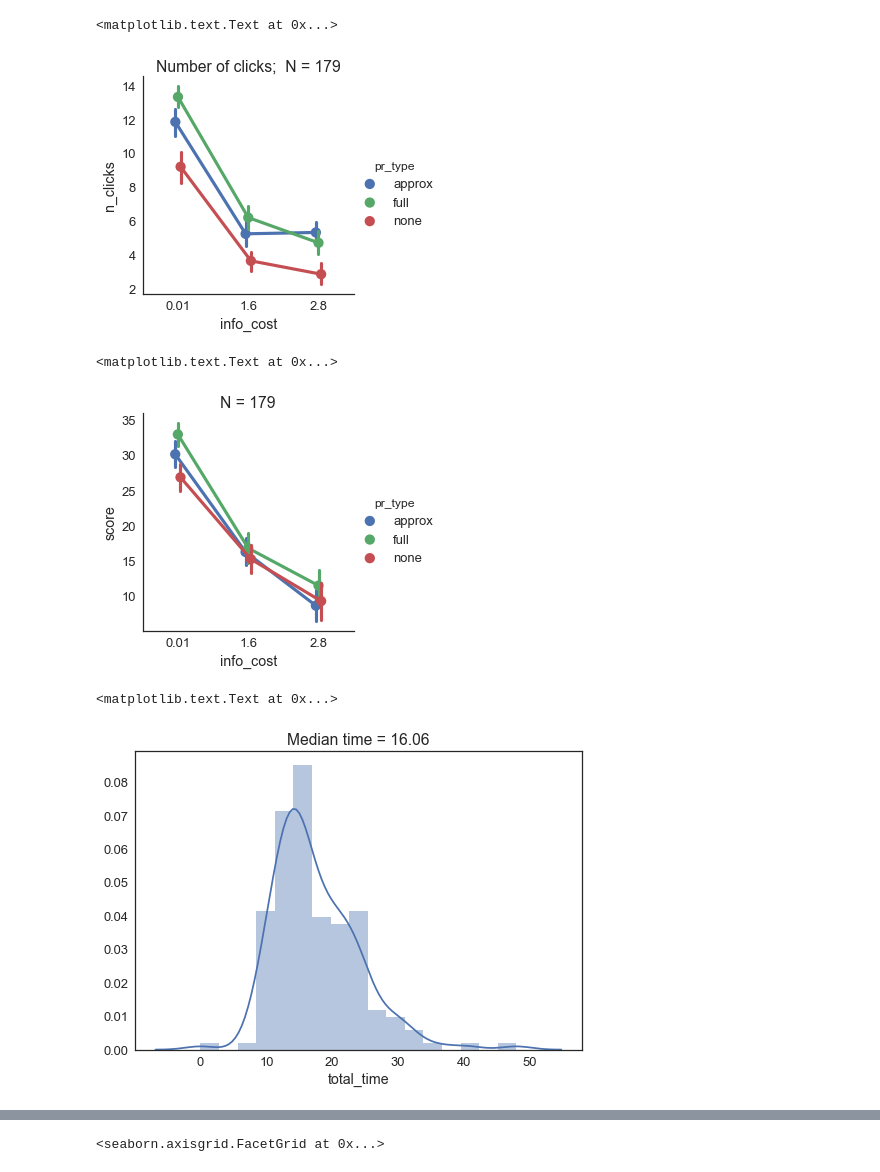
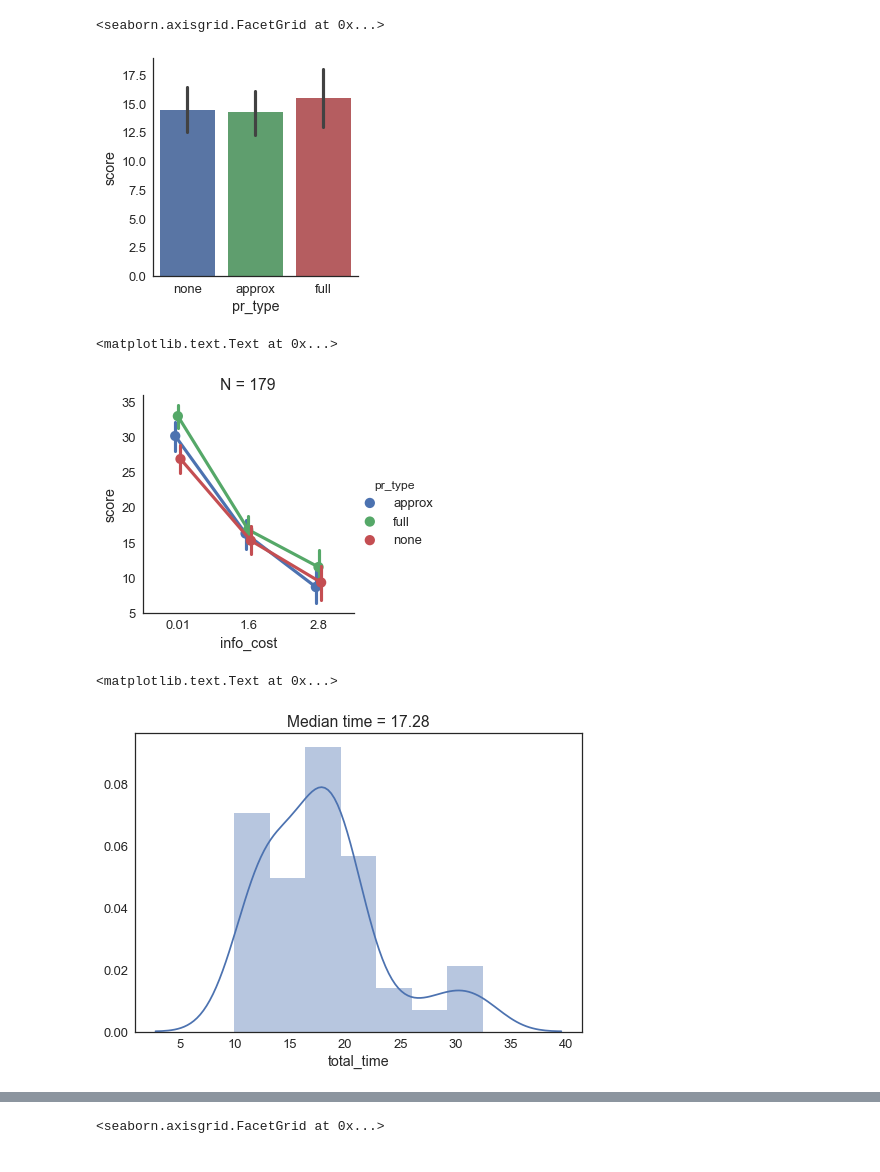
Before and after one commit to CognitiveGrowth/mcrl-nips, a Jupyter notebook: experiments/exp1/scratch.ipynb, the cells around one changed output, grey strips where cells are left out. Drawn from its saved outputs; the diff is of its cells as text; code cells hidden in the pictures.

```diff
--- a/experiments/exp1/scratch.ipynb
+++ b/experiments/exp1/scratch.ipynb
@@ -12,8 +12,8 @@ import itertools as it
 from collections import Counter, defaultdict, deque
 from toolz.curried import *
 # %%
-df = pd.read_csv('data/1/human/N2/graph.csv')
-pdf = pd.read_csv('data/1/human/N2/participants.csv')
+df = pd.read_csv('data/1/human/N5/graph.csv')
+pdf = pd.read_csv('data/1/human/N5/participants.csv')
 pdf = pdf.rename(columns={'PR_type': 'pr_type'})
 pdf.pr_type = pdf.pr_type.apply(get(seq=['none', 'full', 'approx']))
 
@@ -40,22 +42,22 @@ pdf.groupby(['info_cost', 'pr_type']).apply(len).plot.bar()
 # %%
-sns.factorplot('info_cost', 'n_clicks', hue='pr_type', data=df, dodge=True)
-plt.title('Number of clicks;  N = {}'.format(len(pdf)))
+sns.factorplot('pr_type', 'score', data=df,  kind='bar')
+# plt.title('Number of clicks;  N = {}'.format(len(pdf
 # %% [output]
-<matplotlib.text.Text at 0x...>
+<seaborn.axisgrid.FacetGrid at 0x...>
-[figure, old version]
+[figure, new version]
 # %%
 sns.factorplot('info_cost', 'score', hue='pr_type', data=df, dodge=True)
 plt.title('N = {}'.format(len(pdf)))
 # %% [output]
 <matplotlib.text.Text at 0x...>
-[figure, old version]
+[figure, new version]
 # %%
 pdf['total_time'] = df.groupby('pid').time_elapsed.max().clip(0) / 60000
 sns.distplot(pdf.total_time)
 plt.title('Median time = {:.2f}'.format(pdf.total_time.median()))
 # %% [output]
 <matplotlib.text.Text at 0x...>
-[figure, old version]
+[figure, new version]
 # %%
 states = list(map(int, (unique(concat(df.clicks)))))
 cdf = pd.DataFrame({s: df.query('info_cost == 1.60').clicks.apply(lambda x: str(s) in x)
```
Also changed, not shown: parts of 4 cells of this notebook, 15 other files.
